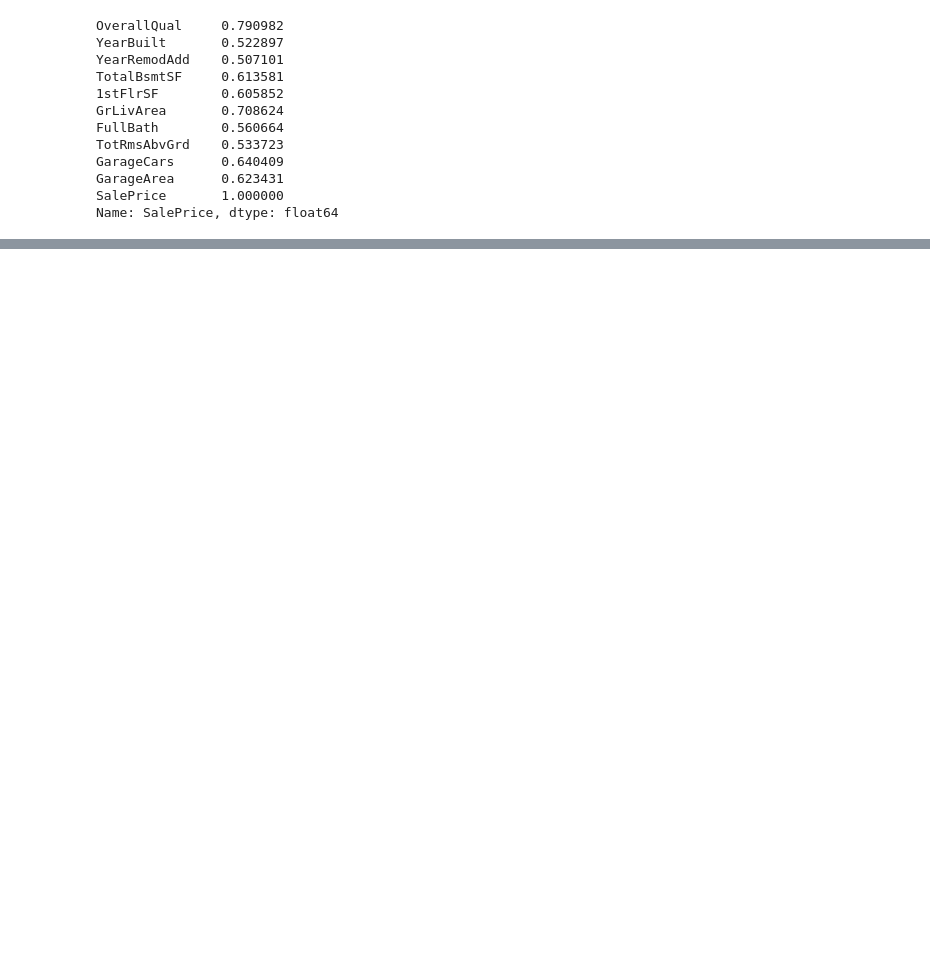
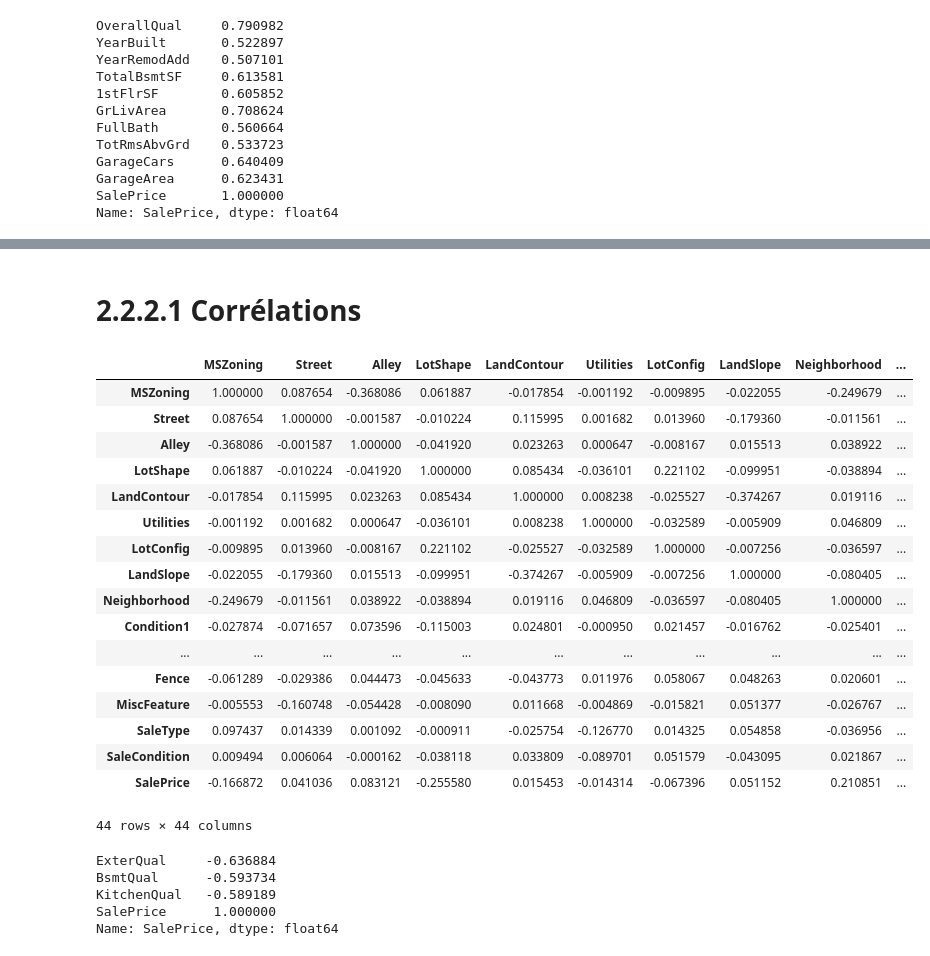
Before and after one commit to julie-grange/ironhack-datalabs-dataparis0619-pt, a Jupyter notebook: module-2/statistical-analysis-project/your-code/my_solution.ipynb, the cells around one changed output, grey strips where cells are left out. Saved outputs shown, nothing was run; the diff lists cells and outputs as text; code cells hidden in the pictures; blank space fills up the shorter version.

```diff
--- a/module-2/statistical-analysis-project/your-code/my_solution.ipynb
+++ b/module-2/statistical-analysis-project/your-code/my_solution.ipynb
@@ -187,0 +260,32 @@ plt.show()
+# %% [markdown]
+# 2.2.2.1 Corrélations
+# %%
+table_correlation_variale_cat = data_object_sale_price.corr()
+table_correlation_variale_cat
+# %% [output]
+|  | MSZoning | Street | Alley | LotShape | LandContour | Utilities | LotConfig | LandSlope | Neighborhood | ... |
+| MSZoning | 1.000000 | 0.087654 | -0.368086 | 0.061887 | -0.017854 | -0.001192 | -0.009895 | -0.022055 | -0.249679 | ... |
+| Street | 0.087654 | 1.000000 | -0.001587 | -0.010224 | 0.115995 | 0.001682 | 0.013960 | -0.179360 | -0.011561 | ... |
+| Alley | -0.368086 | -0.001587 | 1.000000 | -0.041920 | 0.023263 | 0.000647 | -0.008167 | 0.015513 | 0.038922 | ... |
+| LotShape | 0.061887 | -0.010224 | -0.041920 | 1.000000 | 0.085434 | -0.036101 | 0.221102 | -0.099951 | -0.038894 | ... |
+| LandContour | -0.017854 | 0.115995 | 0.023263 | 0.085434 | 1.000000 | 0.008238 | -0.025527 | -0.374267 | 0.019116 | ... |
+| Utilities | -0.001192 | 0.001682 | 0.000647 | -0.036101 | 0.008238 | 1.000000 | -0.032589 | -0.005909 | 0.046809 | ... |
+| LotConfig | -0.009895 | 0.013960 | -0.008167 | 0.221102 | -0.025527 | -0.032589 | 1.000000 | -0.007256 | -0.036597 | ... |
+| LandSlope | -0.022055 | -0.179360 | 0.015513 | -0.099951 | -0.374267 | -0.005909 | -0.007256 | 1.000000 | -0.080405 | ... |
+| Neighborhood | -0.249679 | -0.011561 | 0.038922 | -0.038894 | 0.019116 | 0.046809 | -0.036597 | -0.080405 | 1.000000 | ... |
+| Condition1 | -0.027874 | -0.071657 | 0.073596 | -0.115003 | 0.024801 | -0.000950 | 0.021457 | -0.016762 | -0.025401 | ... |
+| ... | ... | ... | ... | ... | ... | ... | ... | ... | ... | ... |
+| Fence | -0.061289 | -0.029386 | 0.044473 | -0.045633 | -0.043773 | 0.011976 | 0.058067 | 0.048263 | 0.020601 | ... |
+| MiscFeature | -0.005553 | -0.160748 | -0.054428 | -0.008090 | 0.011668 | -0.004869 | -0.015821 | 0.051377 | -0.026767 | ... |
+| SaleType | 0.097437 | 0.014339 | 0.001092 | -0.000911 | -0.025754 | -0.126770 | 0.014325 | 0.054858 | -0.036956 | ... |
+| SaleCondition | 0.009494 | 0.006064 | -0.000162 | -0.038118 | 0.033809 | -0.089701 | 0.051579 | -0.043095 | 0.021867 | ... |
+| SalePrice | -0.166872 | 0.041036 | 0.083121 | -0.255580 | 0.015453 | -0.014314 | -0.067396 | 0.051152 | 0.210851 | ... |
+44 rows × 44 columns
+# %%
+table_correlation_variale_cat[(table_correlation_variale_cat['SalePrice']>0.5) | (table_correlation_variale_cat['SalePrice']<(-0.5))]['SalePrice']
+# %% [output]
+ExterQual     -0.636884
+BsmtQual      -0.593734
+KitchenQual   -0.589189
+SalePrice      1.000000
+Name: SalePrice, dtype: float64
```
Also changed, not shown: parts of 30 cells of this notebook.
